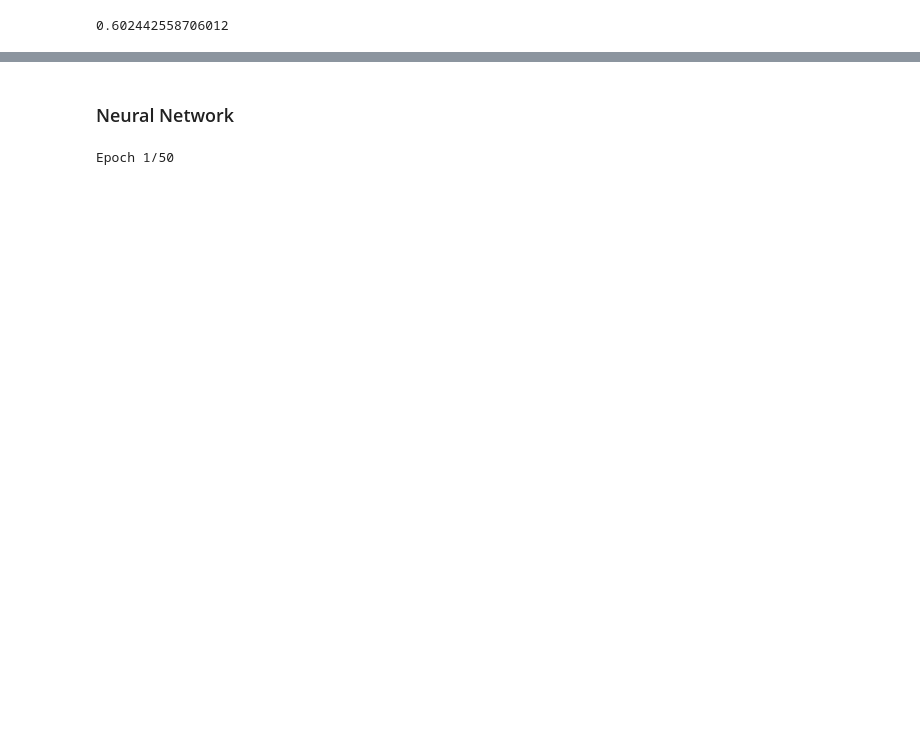
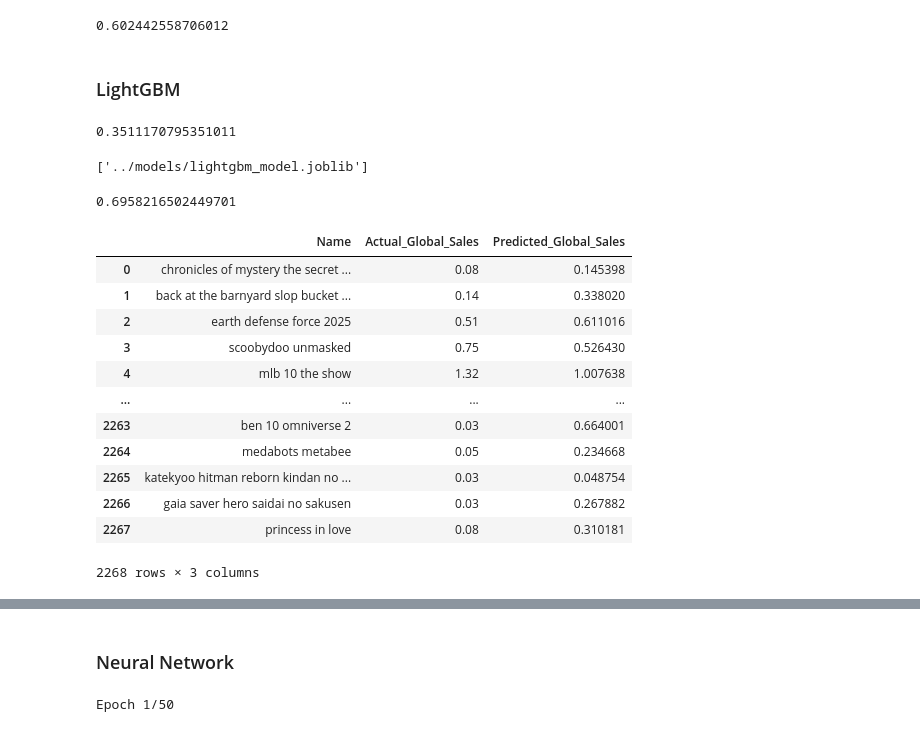
Before and after one commit to maxaclark/forecasting-video-game-sales, a Jupyter notebook: notebooks/ML_pipeline.ipynb, the cells around one changed output, grey strips where cells are left out. Saved outputs shown, nothing was run; the diff lists cells and outputs as text; code cells hidden in the pictures; blank space fills up the shorter version.

Commit message:
LightGBM and Generalizing NN Model to Classification Task

```diff
--- a/notebooks/ML_pipeline.ipynb
+++ b/notebooks/ML_pipeline.ipynb
@@ -293,3 +332,5 @@ xgb_mae = mean_absolute_error(y_test, xgb_pred)
 xgb_mae
 # %% [output]
 0.602442558706012
+# %% [markdown]
+### LightGBM
@@ -295,0 +396,40 @@ xgb_mae
+# %%
+# Computing Validation MAE on original scale
+mean_absolute_error(y_valid, y_pred_valid)
+# %% [output]
+0.3511170795351011
+# %%
+# --- Save final model ---
+import joblib
+joblib.dump(best_model, '../models/lightgbm_model.joblib')
+# %% [output]
+['../models/lightgbm_model.joblib']
+# %%
+# Computing testing MAE on original scale
+y_pred_test = best_model.predict(X_test)
+mean_absolute_error(y_test, y_pred_test)
+# %% [output]
+0.6958216502449701
+# %%
+lgb_results_df = pd.DataFrame({
+    "Name": X_test_name[:, 0],  # Names from the name-included test set
+    "Actual_Global_Sales": y_test,
+    "Predicted_Global_Sales": y_pred_test.flatten()
+})
+
+# viewing model predictions
+lgb_results_df
+# %% [output]
+|  | Name | Actual_Global_Sales | Predicted_Global_Sales |
+| 0 | chronicles of mystery the secret ... | 0.08 | 0.145398 |
+| 1 | back at the barnyard slop bucket ... | 0.14 | 0.338020 |
+| 2 | earth defense force 2025 | 0.51 | 0.611016 |
+| 3 | scoobydoo unmasked | 0.75 | 0.526430 |
+| 4 | mlb 10 the show | 1.32 | 1.007638 |
+| ... | ... | ... | ... |
+| 2263 | ben 10 omniverse 2 | 0.03 | 0.664001 |
+| 2264 | medabots metabee | 0.05 | 0.234668 |
+| 2265 | katekyoo hitman reborn kindan no ... | 0.03 | 0.048754 |
+| 2266 | gaia saver hero saidai no sakusen | 0.03 | 0.267882 |
+| 2267 | princess in love | 0.08 | 0.310181 |
+2268 rows × 3 columns
```
Also changed, not shown: parts of 14 cells of this notebook, 3 other files.
